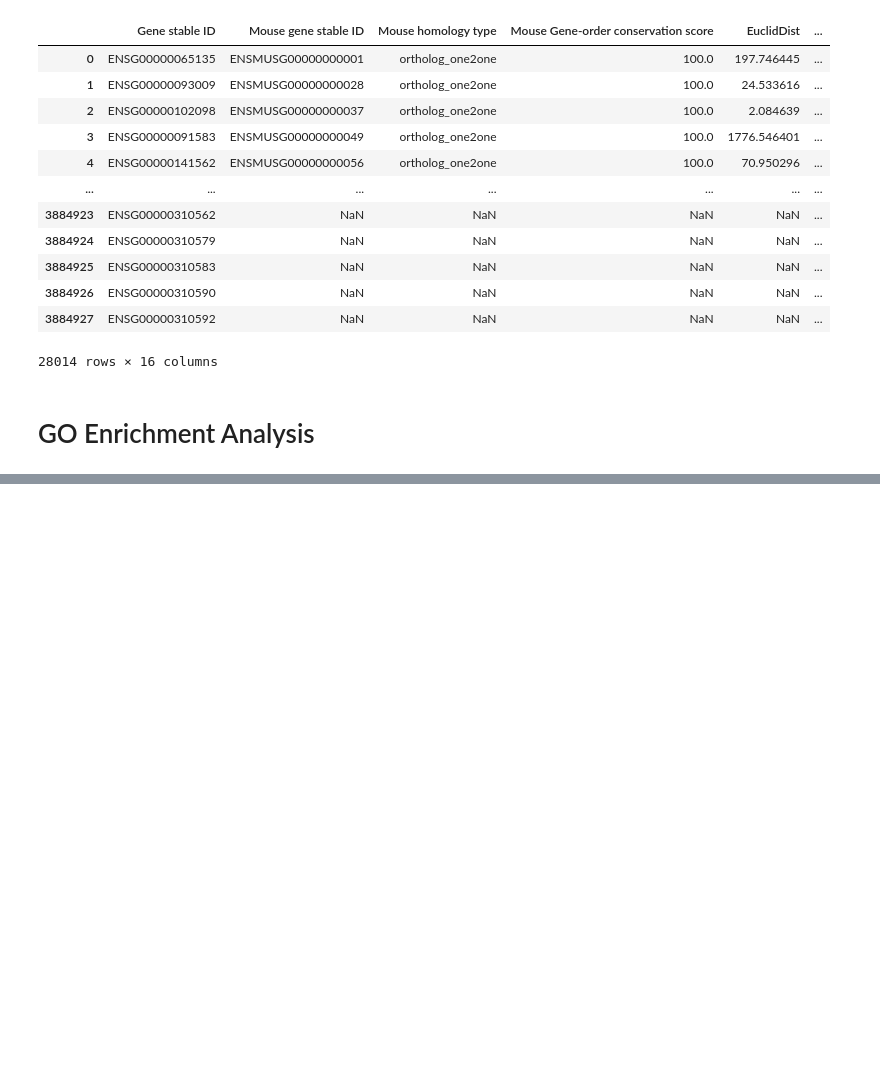
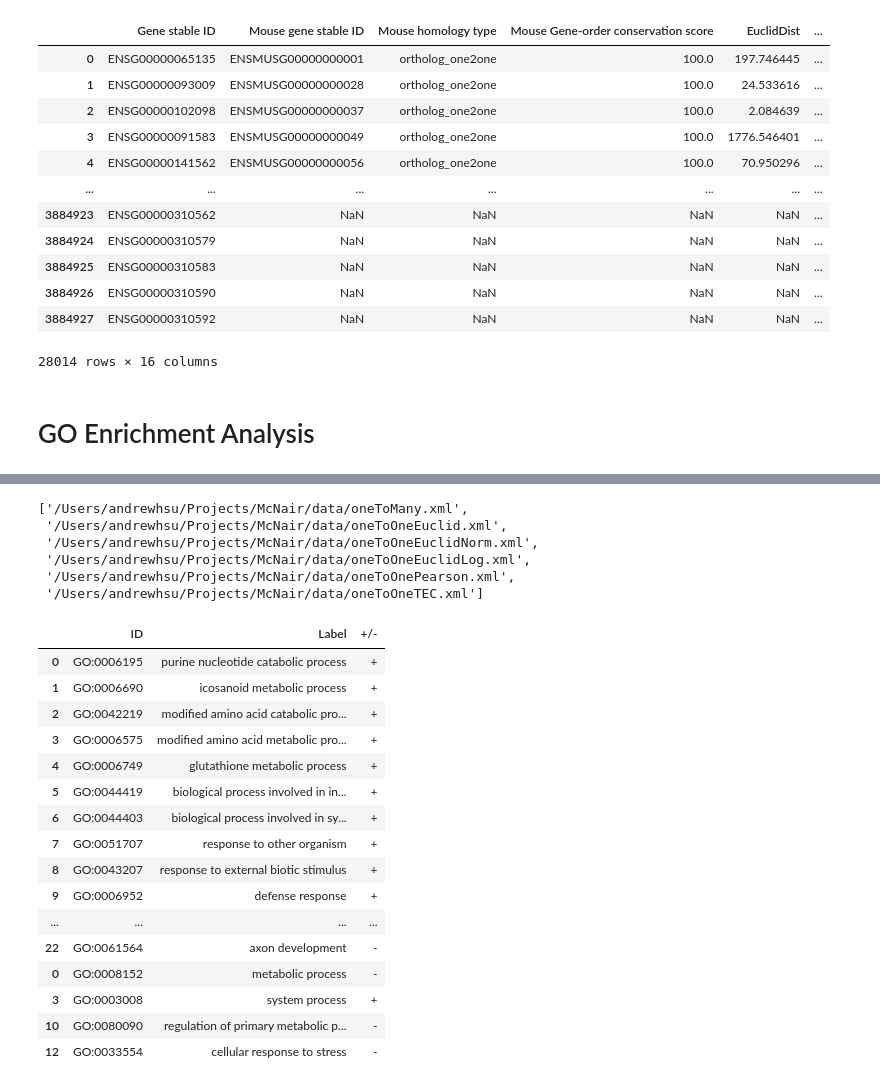
Before and after one commit to AndrewH72/Gene-Duplication, a Jupyter notebook: scripts/dataAnalysis.ipynb, the cells around one changed output, grey strips where cells are left out. Drawn from its saved outputs; the diff is of its cells as text; code cells hidden in the pictures; blank space fills up the shorter version.

```diff
--- a/scripts/dataAnalysis.ipynb
+++ b/scripts/dataAnalysis.ipynb
@@ -736,0 +628,62 @@ one2OneDataFinal
+# %%
+xmlFiles = glob.glob("/Users/andrewhsu/Projects/McNair/data/*.xml")
+# %%
+xmlFiles = [xmlFiles[i] for i in [1, 5, 0, 4, 3, 2]]
+# %%
+xmlFiles
+# %% [output]
+['/Users/andrewhsu/Projects/McNair/data/oneToMany.xml',
+ '/Users/andrewhsu/Projects/McNair/data/oneToOneEuclid.xml',
+ '/Users/andrewhsu/Projects/McNair/data/oneToOneEuclidNorm.xml',
+ '/Users/andrewhsu/Projects/McNair/data/oneToOneEuclidLog.xml',
+ '/Users/andrewhsu/Projects/McNair/data/oneToOnePearson.xml',
+ '/Users/andrewhsu/Projects/McNair/data/oneToOneTEC.xml']
+# %%
+dfList = []
+for xmlFile in xmlFiles:
+    df = []
+    xmlData = open(xmlFile, "r").read()
+    root = ET.XML(xmlData)
+    for result in root.findall(".//result"):
+        dfRow = []
+        term = result.find("./term")
+        inputList = result.find("./input_list")
+        if term.find("id") is not None:
+            dfRow.append(term.find("id").text)
+            dfRow.append(term.find("label").text)
+            dfRow.append(inputList.find("expected").text)
+            dfRow.append(inputList.find("plus_minus").text)
+            dfRow.append(inputList.find("pValue").text)
+            dfRow.append(inputList.find("fold_enrichment").text)
+            dfRow.append(inputList.find("fdr").text)
+        df.append(dfRow)
+    newDF = pd.DataFrame(df, columns=["ID", "Label", "Expected", "+/-", "pValue", "Fold Enrichment", "FDR"])
+    dfList.append(newDF.copy())
+# %%
+sharedDFs = []
+one2Many = dfList[0]
+for distDF in dfList[1:]:
+    sharedProcesses = one2Many.merge(distDF, on=["ID", "Label", "+/-"], how="inner")
+    sharedDFs.append(sharedProcesses.loc[:, ["ID", "Label", "+/-"]])
+# %%
+sharedDF = pd.concat(sharedDFs)
+sharedDF.drop_duplicates(inplace=True)
+sharedDF
+# %% [output]
+|  | ID | Label | +/- |
+| 0 | GO:0006195 | purine nucleotide catabolic process | + |
+| 1 | GO:0006690 | icosanoid metabolic process | + |
+| 2 | GO:0042219 | modified amino acid catabolic pro... | + |
+| 3 | GO:0006575 | modified amino acid metabolic pro... | + |
+| 4 | GO:0006749 | glutathione metabolic process | + |
+| 5 | GO:0044419 | biological process involved in in... | + |
+| 6 | GO:0044403 | biological process involved in sy... | + |
+| 7 | GO:0051707 | response to other organism | + |
+| 8 | GO:0043207 | response to external biotic stimulus | + |
+| 9 | GO:0006952 | defense response | + |
+| ... | ... | ... | ... |
+| 22 | GO:0061564 | axon development | - |
+| 0 | GO:0008152 | metabolic process | - |
+| 3 | GO:0003008 | system process | + |
+| 10 | GO:0080090 | regulation of primary metabolic p... | - |
+| 12 | GO:0033554 | cellular response to stress | - |
```
Also changed, not shown: parts of 26 cells of this notebook, 12 other files.
